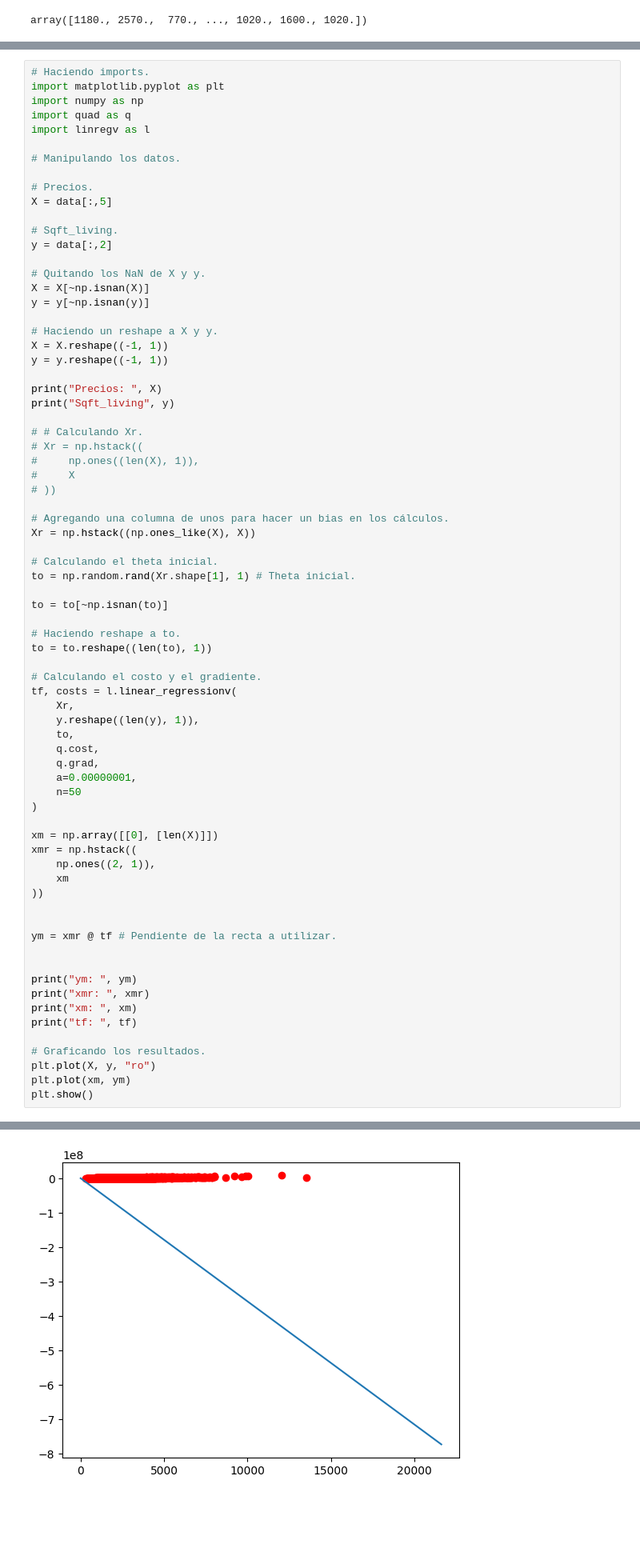
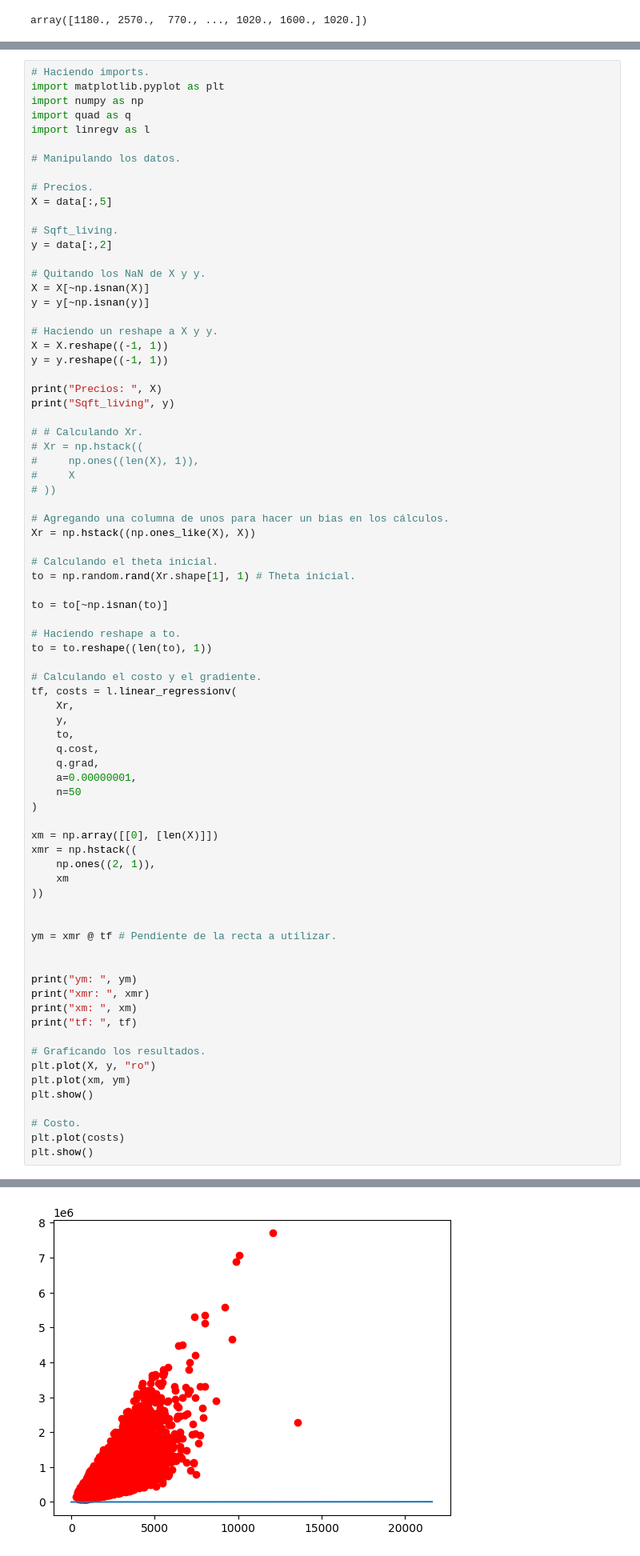
Before and after one commit to Javier19-cmd/HT3-IA, a Jupyter notebook: Lab3.ipynb, the cells around one changed output, grey strips where cells are left out. Shown at 80% size. Cells and saved outputs as stored; diff of their text form; blank space fills up the shorter version.

```diff
--- a/Lab3.ipynb
+++ b/Lab3.ipynb
@@ -184,7 +189,7 @@ to = to.reshape((len(to), 1))
 # Calculando el costo y el gradiente.
 tf, costs = l.linear_regressionv(
     Xr,
-    y.reshape((len(y), 1)),
+    y,
     to,
     q.cost,
     q.grad,
@@ -211,6 +216,10 @@ print("tf: ", tf)
 plt.plot(X, y, "ro")
 plt.plot(xm, ym)
 plt.show()
+
+# Costo.
+plt.plot(costs)
+plt.show()
 # %% [output]
 Precios:  [[1180.]
  [2570.]
@@ -232 +241 @@ tf:  [[-35769.12483363]
-[figure, old version]
+[figure, new version]
```
Also changed, not shown: parts of 2 cells of this notebook.
